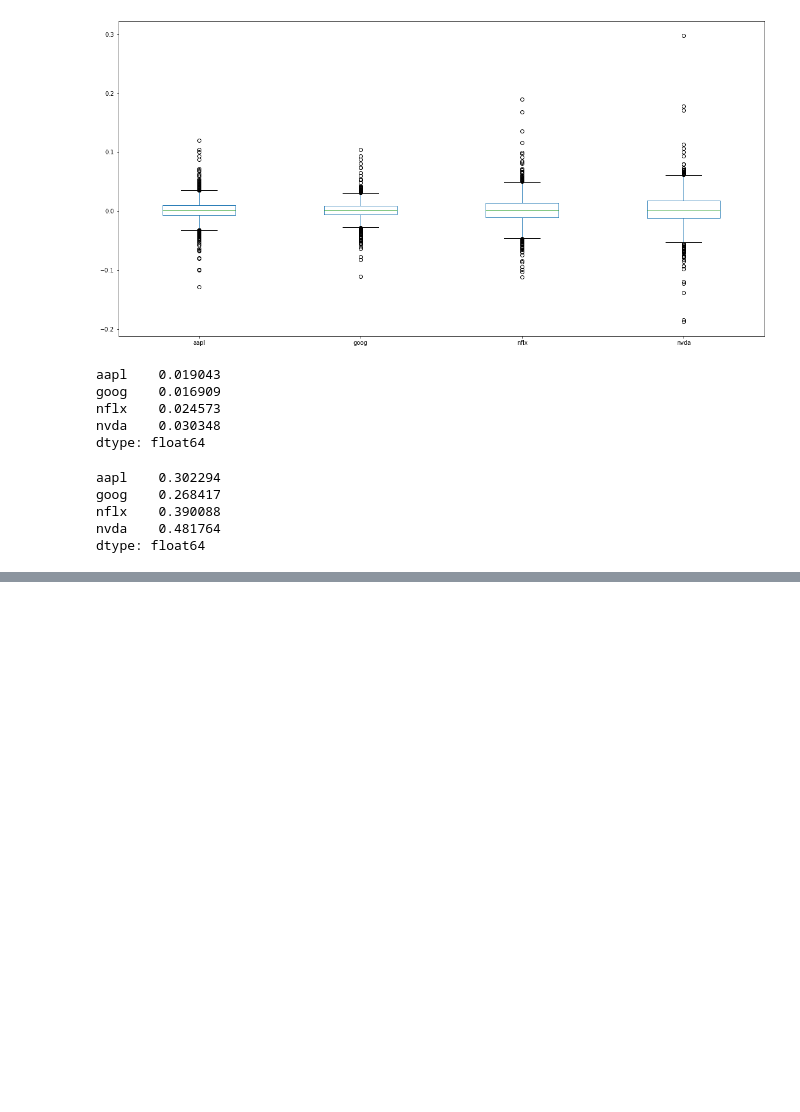
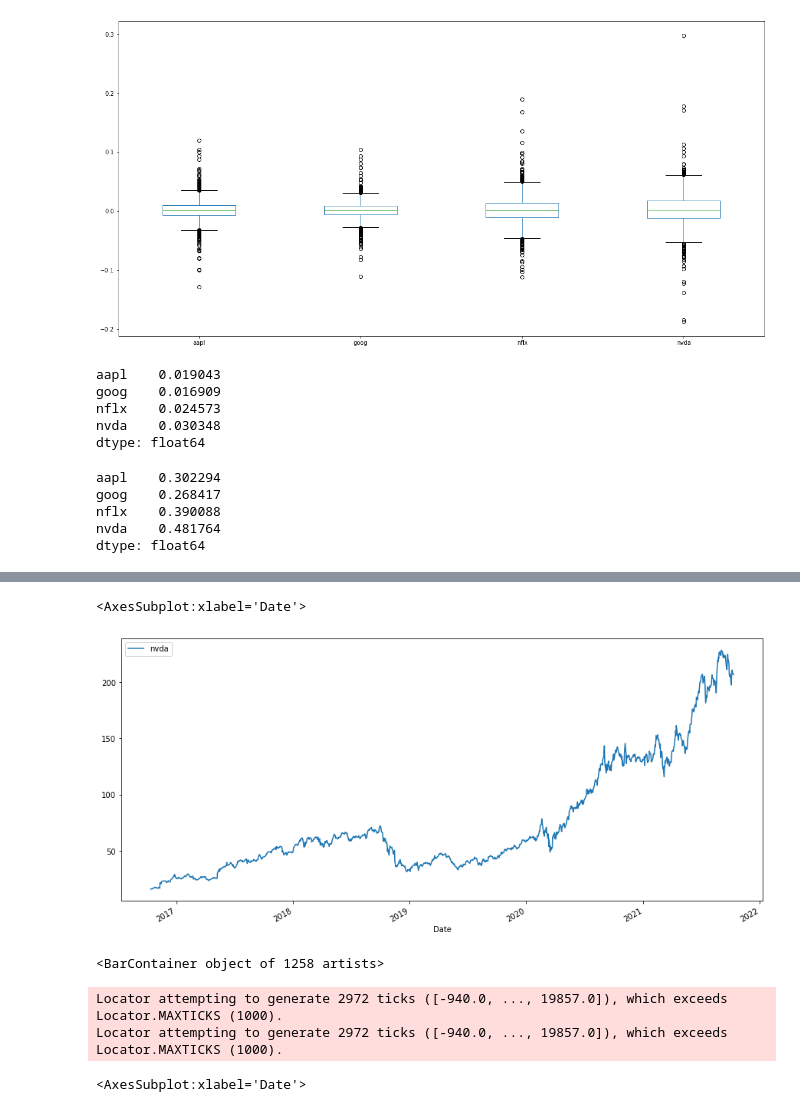
Before and after one commit to stevegvogel/P-cubed-project-10-12-21, a Jupyter notebook: Proposed Portfolio P Cubed_Part3.ipynb, the cells around one changed output, grey strips where cells are left out. Saved outputs shown, nothing was run; the diff lists cells and outputs as text; code cells hidden in the pictures; blank space fills up the shorter version.

```diff
--- a/Proposed Portfolio P Cubed_Part3.ipynb
+++ b/Proposed Portfolio P Cubed_Part3.ipynb
@@ -233,0 +259,6 @@ dtype: float64
+# %%
+fig, ax = plt.subplots(figsize=(15,7))
+#nvda.plot(ax=ax)
+# %% [output]
+<AxesSubplot:xlabel='Date'>
+[figure, added]
@@ -233,0 +270,10 @@ dtype: float64
+# %%
+ax.bar(nvda.index,nvda["nvda"])
+# %% [output]
+<BarContainer object of 1258 artists>
+# %%
+nvda.plot(kind="bar",ax=ax)
+# %% [output]
+Locator attempting to generate 2972 ticks ([-940.0, ..., 19857.0]), which exceeds Locator.MAXTICKS (1000).
+Locator attempting to generate 2972 ticks ([-940.0, ..., 19857.0]), which exceeds Locator.MAXTICKS (1000).
+<AxesSubplot:xlabel='Date'>
```
Also changed, not shown: parts of 5 cells of this notebook, 1 other file.
